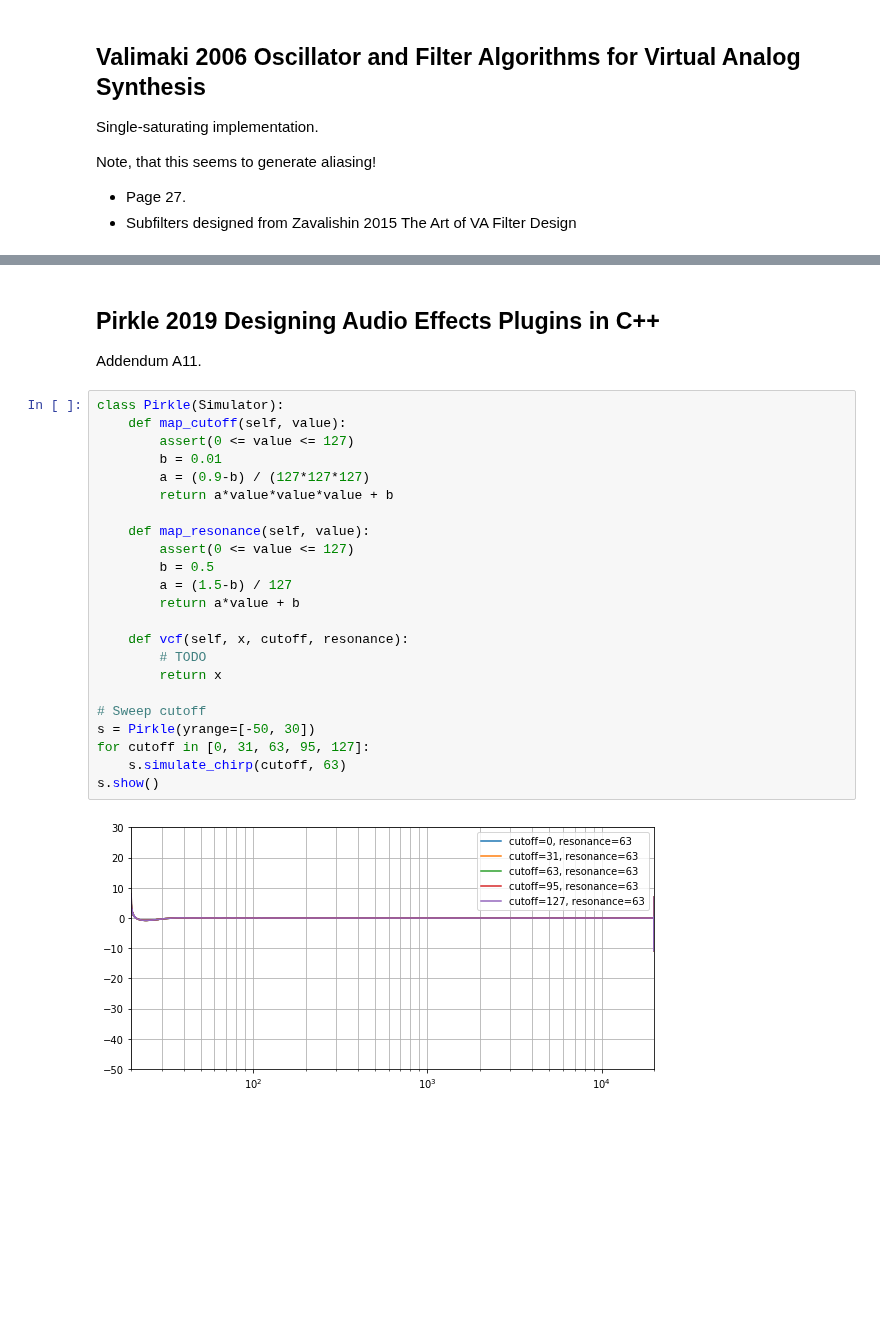
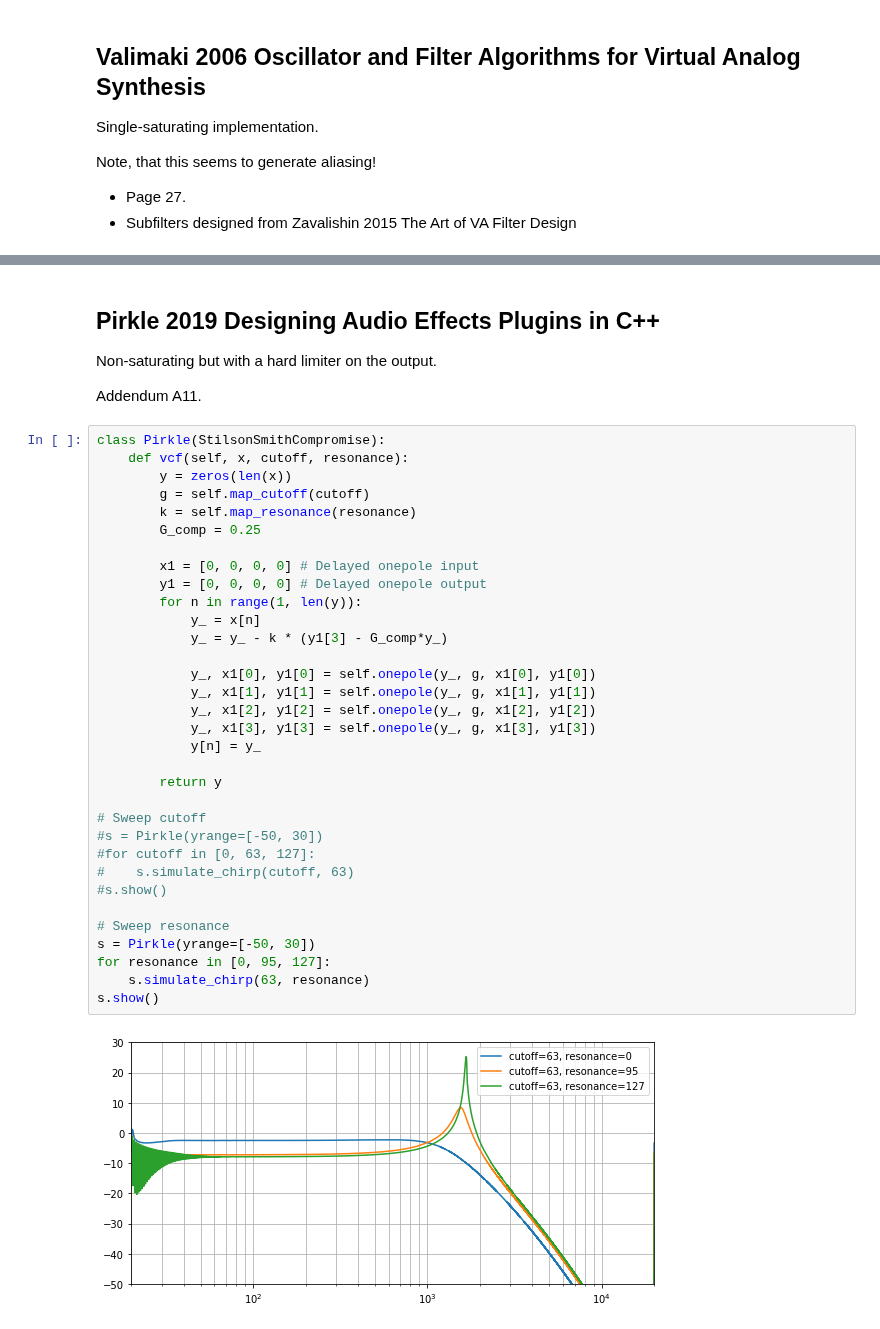
Before and after one commit to soerenbnoergaard/sbnsampler, a Jupyter notebook: workbooks/vcf_002.ipynb, the cells around one changed output, grey strips where cells are left out. Drawn from its saved outputs; the diff is of its cells as text; blank space fills up the shorter version.

```diff
--- a/workbooks/vcf_002.ipynb
+++ b/workbooks/vcf_002.ipynb
@@ -269,29 +275,41 @@ s.show()
 # %% [markdown]
 ## Pirkle 2019 Designing Audio Effects Plugins in C++
 
+Non-saturating but with a hard limiter on the output.
+
 Addendum A11.
-# %%
-class Pirkle(Simulator):
-    def map_cutoff(self, value):
-        assert(0 <= value <= 127)
-        b = 0.01
-        a = (0.9-b) / (127*127*127)
-        return a*value*value*value + b
-
-    def map_resonance(self, value):
-        assert(0 <= value <= 127)
-        b = 0.5
-        a = (1.5-b) / 127
-        return a*value + b
-
-    def vcf(self, x, cutoff, resonance):
-        # TODO
-        return x
-
-# Sweep cutoff
-s = Pirkle(yrange=[-50, 30])
-for cutoff in [0, 31, 63, 95, 127]:
-    s.simulate_chirp(cutoff, 63)
-s.show()
-# %% [output]
-[figure, removed]
+# %%
+class Pirkle(StilsonSmithCompromise):
+    def vcf(self, x, cutoff, resonance):
+        y = zeros(len(x))
+        g = self.map_cutoff(cutoff)
+        k = self.map_resonance(resonance)
+        G_comp = 0.25
+
+        x1 = [0, 0, 0, 0] # Delayed onepole input
+        y1 = [0, 0, 0, 0] # Delayed onepole output
+        for n in range(1, len(y)):
+            y_ = x[n]
+            y_ = y_ - k * (y1[3] - G_comp*y_)
+
+            y_, x1[0], y1[0] = self.onepole(y_, g, x1[0], y1[0])
+            y_, x1[1], y1[1] = self.onepole(y_, g, x1[1], y1[1])
+            y_, x1[2], y1[2] = self.onepole(y_, g, x1[2], y1[2])
+            y_, x1[3], y1[3] = self.onepole(y_, g, x1[3], y1[3])
+            y[n] = y_
+
+        return y
+
+# Sweep cutoff
+#s = Pirkle(yrange=[-50, 30])
+#for cutoff in [0, 63, 127]:
+#    s.simulate_chirp(cutoff, 63)
+#s.show()
+
+# Sweep resonance
+s = Pirkle(yrange=[-50, 30])
+for resonance in [0, 95, 127]:
+    s.simulate_chirp(63, resonance)
+s.show()
+# %% [output]
+[figure, added]
```
Also changed, not shown: parts of 6 cells of this notebook.
